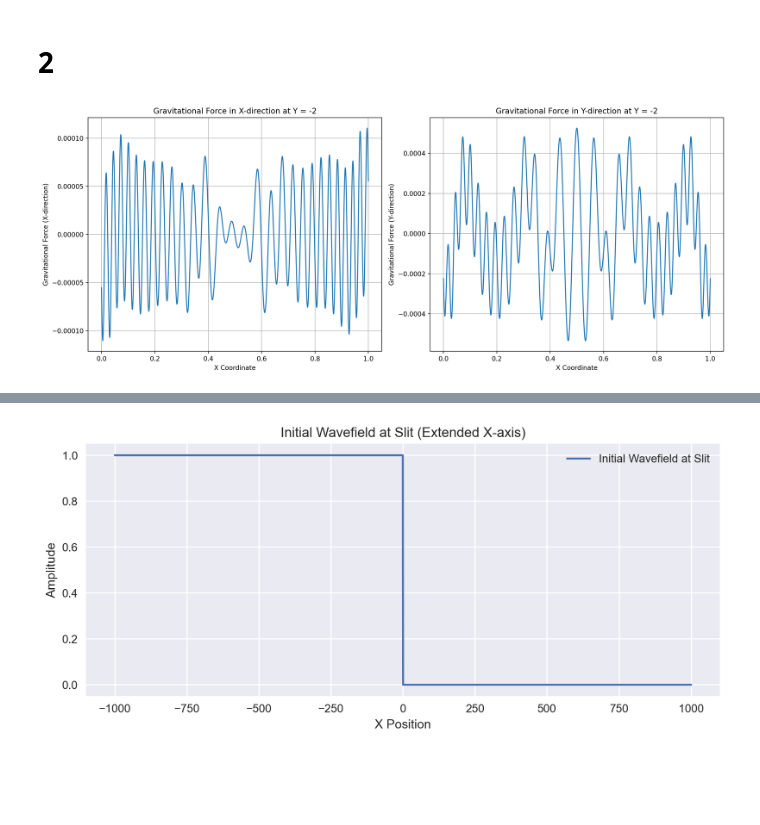
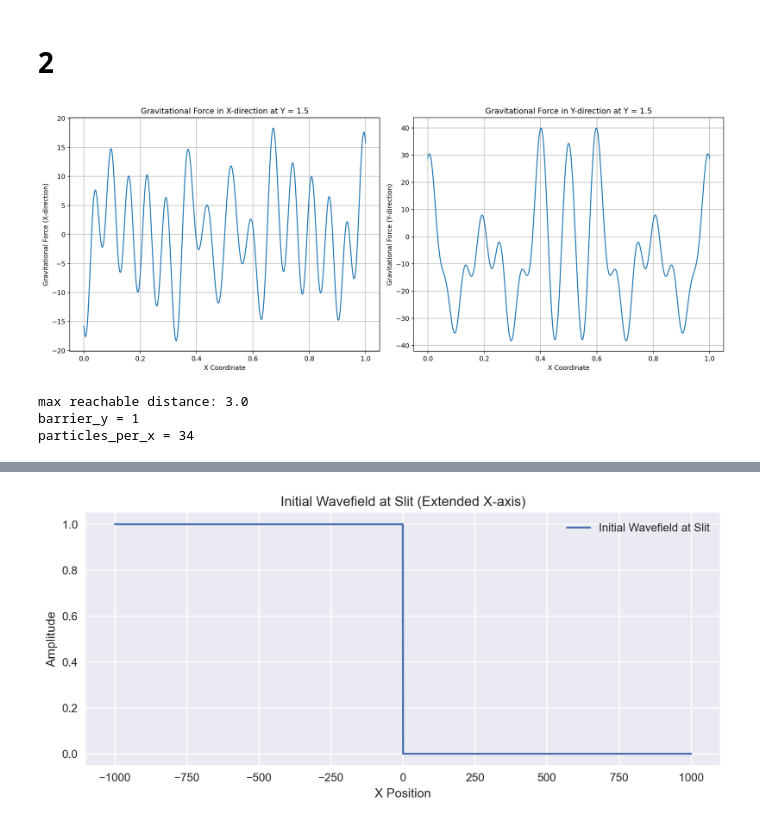
Before and after one commit to fredericosantos/light-particle-experiment, a Jupyter notebook: new_single_slit.ipynb, the cells around one changed output, grey strips where cells are left out. Drawn from its saved outputs; the diff is of its cells as text; code cells hidden in the pictures; blank space fills up the shorter version.

Commit message:
bringing diffractio + sim closer

```diff
--- a/new_single_slit.ipynb
+++ b/new_single_slit.ipynb
@@ -11,3 +11,12 @@ import plotly.express as px
 # use style from seaborn
 # plt.style.use('seaborn')
 plt.rcParams['figure.dpi'] = 200
+# %%
+# diffractio distances
+distances = [10, 100, 250, 500, 1_000, 2000, 3_000]
+
+# load data from pickle intensity_{distance}.pkl
+intensities = {}
+for distance in distances:
+    with open(f"intensity_{distance}.pkl", "rb") as f:
+        intensities = pickle.load(f)
@@ -48,18 +61,20 @@ def calculate_distorted_gravitational_forces(distance_magnitudes, unit_vectors,
     return net_forces
 # %%
 # Initialize constants
-# G = 6.67430e-2  # Gravitational constant (m^3/kg/s^2)
-G = 0.001  # Gravitational constant (m^3/kg/s^2)
+G = 0.08  # Gravitational constant (m^3/kg/s^2)
+# G = 0.006  # Gravitational constant (m^3/kg/s^2)
 alpha = 1.0  # Amplitude of wave-like distortion
-lambda_ = 0.0001  # Wavelength (m)
+lambda_ = 0.05  # Wavelength (m)
 og_grav = 0
 k = 2 * np.pi / lambda_  # Wave number
-k = 623.8
+# k = 488
+# k = 623.8
+# k = 314
 # k = 0
-time_step = 0.01  # Time step for numerical integration (s)
-total_time = 240  # Total simulation time (s)
+time_step = 0.001  # Time step for numerical integration (s)
+total_time = 1.0  # Total simulation time (s)
 num_steps = int(total_time / time_step)  # Number of time steps
-epsilon = 0.001  # Softening parameter for gravitational force (m)
+epsilon = 0.0  # Softening parameter for gravitational force (m)
 
 # Update constants and initial conditions based on new requirements
 x_scaler = 1.0
@@ -79,26 +94,20 @@ num_particles = 10_000
 
 # Update particle positions based on new requirements
 particle_start_x1 = barrier_start_x1 + epsilon
-# particle_end_x1 = barrier_end_x1 - epsilon
-# particle_start_x2 = barrier_start_x2 + epsilon
 particle_end_x2 = barrier_end_x2 - epsilon
-
-# Divide the number of particles equally between the two regions
-num_particles1 = num_particles
-# num_particles2 = num_particles // 2
 
 # Initialize masses for the particles
 particle_masses = np.ones(num_particles) * particle_mass
 
 # Re-initialize barrier
-barrier_y = -0.1
+barrier_y = 1
 barrier_nodes_x = np.array(
     [barrier_start_x1, barrier_end_x2]
 )
 # %%
 # Initialize the x-coordinates for which we want to calculate the gravitational force
 x_coordinates_to_evaluate = np.linspace(0, x_range, 5000)
-y_coordinate = -2 # y-coordinate is set to 0
+y_coordinate = 1.5 # y-coordinate is set to 0
 
 # Initialize an array to store the gravitational forces at each x-coordinate
 gravitational_forces = np.zeros((len(x_coordinates_to_evaluate), 2))
@@ -123,34 +132,34 @@ unit_vectors = distance_vectors / np.expand_dims(distance_magnitudes, axis=2)
 
 gravitational_forces = calculate_distorted_gravitational_forces(
     distance_magnitudes, unit_vectors, G, alpha, k, og_grav
 )
 
 
 # Plot the gravitational force in both x and y directions
 plt.figure(figsize=(15, 6))
 
 # Gravitational force in the x-direction
 plt.subplot(1, 2, 1)
 plt.plot(x_coordinates_to_evaluate, gravitational_forces[:, 0])
 plt.xlabel("X Coordinate")
 plt.ylabel("Gravitational Force (X-direction)")
 plt.title(f"Gravitational Force in X-direction at Y = {y_coordinate}")
 # limit y to y average
 # plt.ylim(-gravitational_forces[:, 0].max() / 10000, gravitational_forces[:, 0].max() / 10000)
 plt.grid(True)
 
 # Gravitational force in the y-direction
 plt.subplot(1, 2, 2)
 plt.plot(x_coordinates_to_evaluate, gravitational_forces[:, 1])
 plt.xlabel("X Coordinate")
 plt.ylabel("Gravitational Force (Y-direction)")
 plt.title(f"Gravitational Force in Y-direction at Y = {y_coordinate}")
 plt.grid(True)
 
 plt.tight_layout()
 plt.show()
 # %% [output]
-[figure, old version]
+[figure, new version]
 # %%
 # Initialize particle positions for the two regions
 particle_positions1 = np.linspace(
@@ -217,0 +223,20 @@ min_y = -total_time * initial_velocity_magnitude
+# %%
+max_distance = total_time * initial_velocity_magnitude
+print(f'max reachable distance: {max_distance}')
+print(f'{barrier_y = }')
+hist, bins = hist_at_time(
+    -barrier_y,
+    initial_velocity_magnitude,
+    barrier_y,
+    particle_positions_history,
+    time_step,
+    bins_x,
+    total_time,
+    [0, x_range],
+)
+particles_per_x = hist.max()
+print(f"{particles_per_x = }")
+# %% [output]
+max reachable distance: 3.0
+barrier_y = 1
+particles_per_x = 34
```
Also changed, not shown: parts of 18 cells of this notebook, 11 other files.
